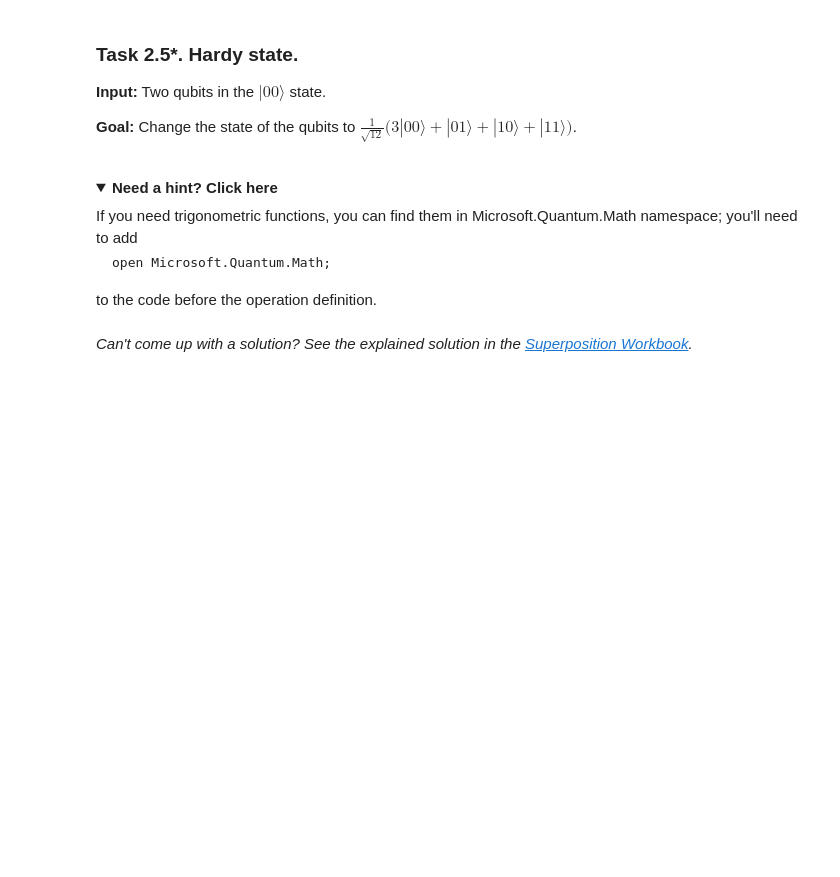
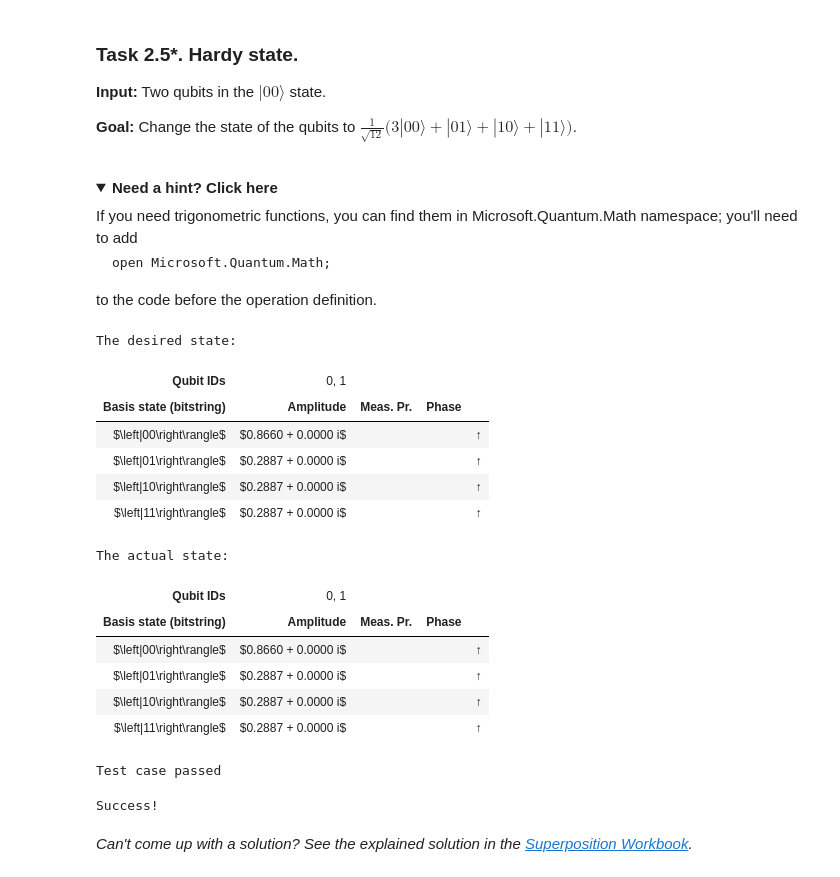
Before and after one commit to CarlosLaraFP/QuantumKatas, a Jupyter notebook: Superposition/Superposition.ipynb, the cells around one changed output. Cells and saved outputs as stored; diff of their text form; code cells hidden in the pictures; folded sections open; blank space fills up the shorter version.

Commit message:
Hardy state

```diff
--- a/Superposition/Superposition.ipynb
+++ b/Superposition/Superposition.ipynb
@@ -1081,3 +1104,32 @@ operation Hardy_State (qs : Qubit[]) : Unit {
+# %%
+%kata T205_Hardy_State
+
+open Microsoft.Quantum.Math;
+
+operation Hardy_State (qs : Qubit[]) : Unit {
+    // We can prepare arbitrary states using rotation matrices
+    Ry(2.0 * ArcCos(Sqrt(10.0 / 12.0)), qs[0]);
+    ControlledOnInt(0, Ry)(qs[0..0], (2.0 * ArcCos(3.0 / Sqrt(10.0)), qs[1]));
+    Controlled H(qs[0..0], qs[1]);
+    //ControlledOnInt(1, H)(qs[0..0], qs[1]);
+}
+# %% [output]
+The desired state:
+| Qubit IDs | 0, 1 |
+| Basis state (bitstring) | Amplitude | Meas. Pr. | Phase |
+| $\left|00\right\rangle$ | $0.8660 + 0.0000 i$ |  |  | ↑ |
+| $\left|01\right\rangle$ | $0.2887 + 0.0000 i$ |  |  | ↑ |
+| $\left|10\right\rangle$ | $0.2887 + 0.0000 i$ |  |  | ↑ |
+| $\left|11\right\rangle$ | $0.2887 + 0.0000 i$ |  |  | ↑ |
+The actual state:
+| Qubit IDs | 0, 1 |
+| Basis state (bitstring) | Amplitude | Meas. Pr. | Phase |
+| $\left|00\right\rangle$ | $0.8660 + 0.0000 i$ |  |  | ↑ |
+| $\left|01\right\rangle$ | $0.2887 + 0.0000 i$ |  |  | ↑ |
+| $\left|10\right\rangle$ | $0.2887 + 0.0000 i$ |  |  | ↑ |
+| $\left|11\right\rangle$ | $0.2887 + 0.0000 i$ |  |  | ↑ |
+Test case passed
+Success!
 # %% [markdown]
 *Can't come up with a solution? See the explained solution in the [Superposition Workbook](./Workbook_Superposition_Part2.ipynb#hardy-state).*
 # %% [markdown]
```
Also changed, not shown: parts of 2 cells of this notebook.
